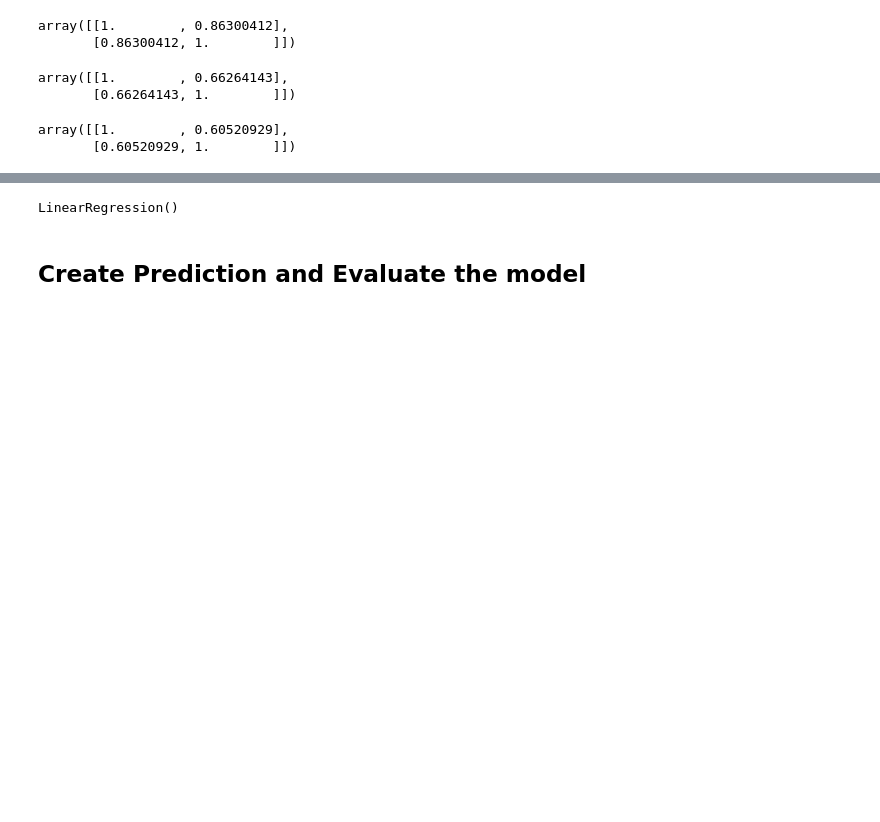
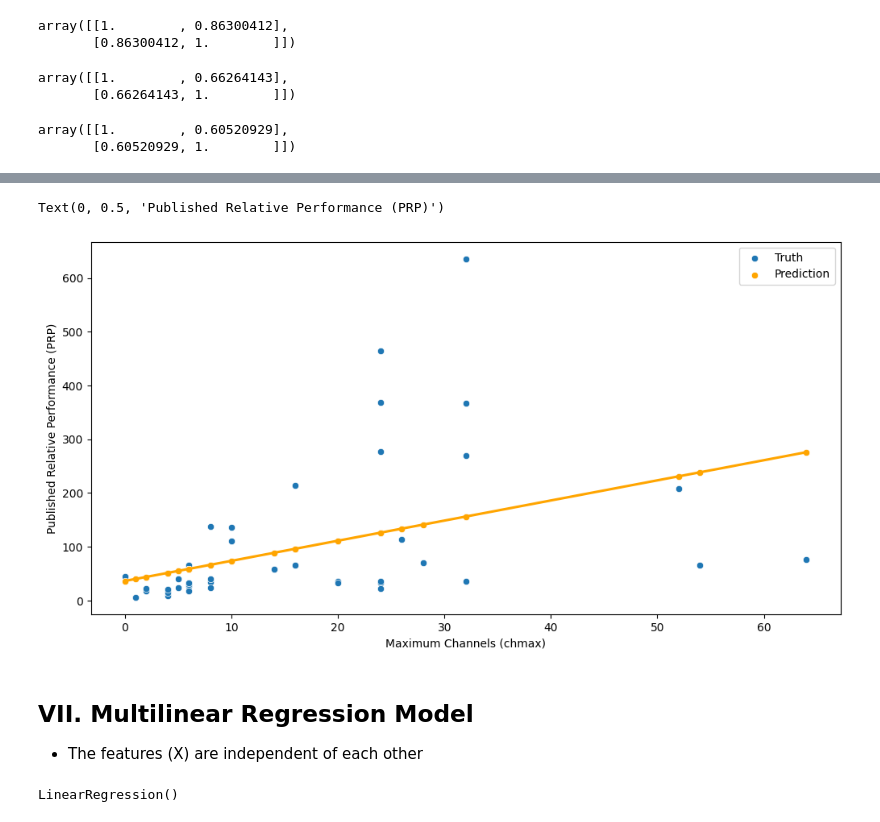
Before and after one commit to darren-sm/LE1_Malibiran_D, a Jupyter notebook: ML_Lab_Activity.ipynb, the cells around one changed output, grey strips where cells are left out. Saved outputs shown, nothing was run; the diff lists cells and outputs as text; code cells hidden in the pictures; blank space fills up the shorter version.

```diff
--- a/ML_Lab_Activity.ipynb
+++ b/ML_Lab_Activity.ipynb
@@ -166 +252,14 @@ from sklearn.linear_model import LinearRegression
+# %%
+plt.figure(figsize=(12, 6))
+sns.scatterplot(x=test['chmax'], y=test['prp'], label='Truth')
+sns.scatterplot(x=test['chmax'], y=y_pred_chmax, label='Prediction', color = 'orange')
+sns.regplot(x=test['chmax'], y=y_pred_chmax, scatter=False, color = 'orange')
+plt.xlabel('Maximum Channels (chmax)')
+plt.ylabel('Published Relative Performance (PRP)')
+# %% [output]
+Text(0, 0.5, 'Published Relative Performance (PRP)')
+[figure, added]
+# %% [markdown]
+## VII. Multilinear Regression Model
+- The features (X) are independent of each other
 # %%
@@ -170,4 +269,2 @@ model.fit(train[['mmax', 'cach', 'chmax']], train['prp'])
 # %% [output]
 LinearRegression()
-# %% [markdown]
-## Create Prediction and Evaluate the model
```
Also changed, not shown: parts of 46 cells of this notebook.
